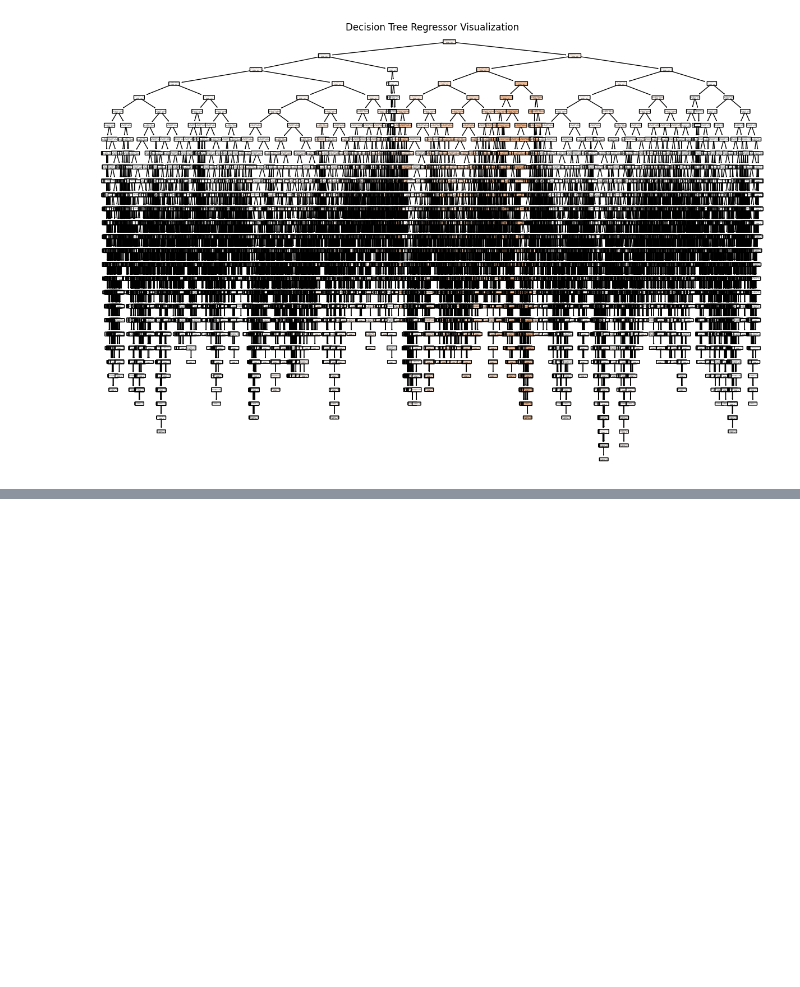
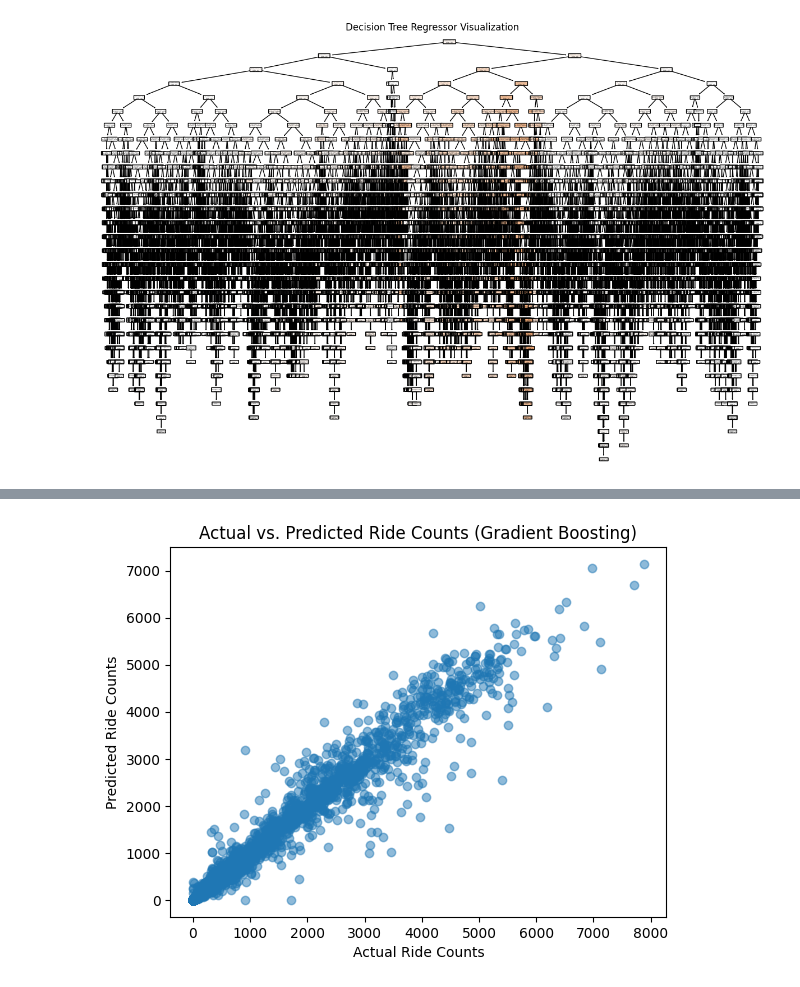
Before and after one commit to Isanjalee/fyp, a Jupyter notebook: Weather_Forecasting.ipynb, the cells around one changed output, grey strips where cells are left out. Saved outputs shown, nothing was run; the diff lists cells and outputs as text; code cells hidden in the pictures; blank space fills up the shorter version.

```diff
--- a/Weather_Forecasting.ipynb
+++ b/Weather_Forecasting.ipynb
@@ -513,0 +573,29 @@ plt.show()
+# %%
+from sklearn.ensemble import GradientBoostingRegressor
+
+# Define your custom hyperparameters in a dictionary
+params = {
+    'n_estimators': 500,
+    'max_depth': 14,
+    'min_samples_split': 2,
+    'learning_rate': 0.01,
+
+}
+
+# Initialize the GradientBoostingRegressor with custom hyperparameters
+regressor = GradientBoostingRegressor(random_state=0, **params)
+
+# Train the regressor on the training data
+regressor.fit(X_train, y_train)
+
+# Make predictions on the test data
+y_pred = regressor.predict(X_test)
+
+# Visualization code (same as before)
+plt.scatter(y_test, y_pred, alpha=0.5)
+plt.xlabel("Actual Ride Counts")
+plt.ylabel("Predicted Ride Counts")
+plt.title("Actual vs. Predicted Ride Counts (Gradient Boosting)")
+plt.show()
+# %% [output]
+[figure, added]
```
Also changed, not shown: parts of 2 cells of this notebook.
